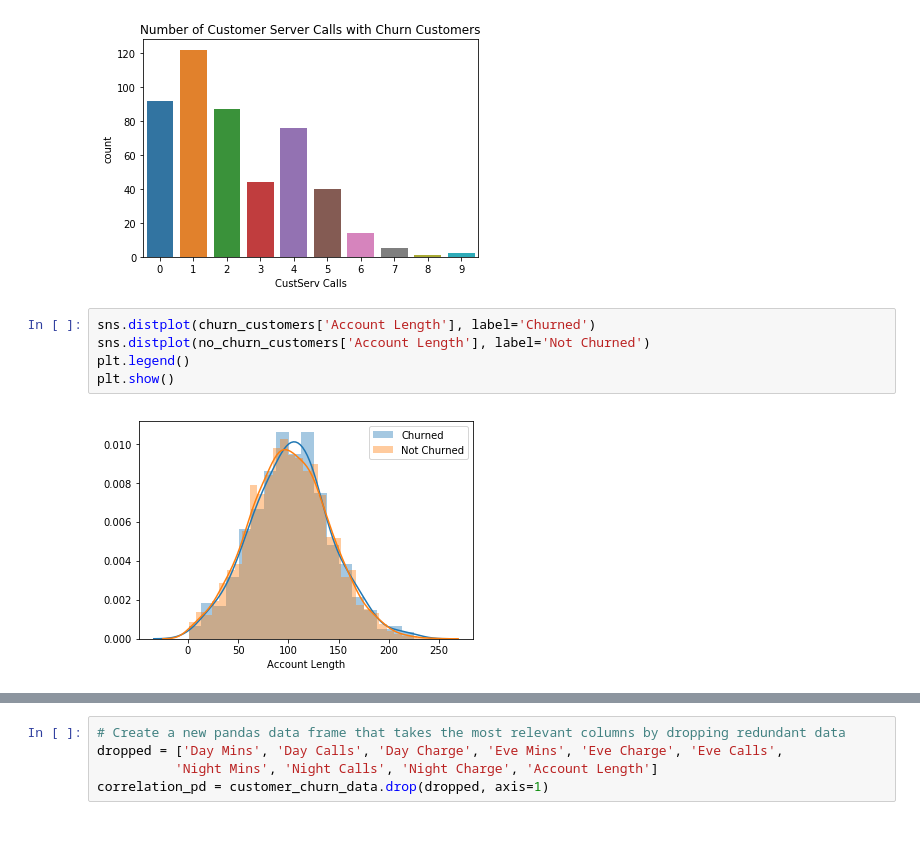
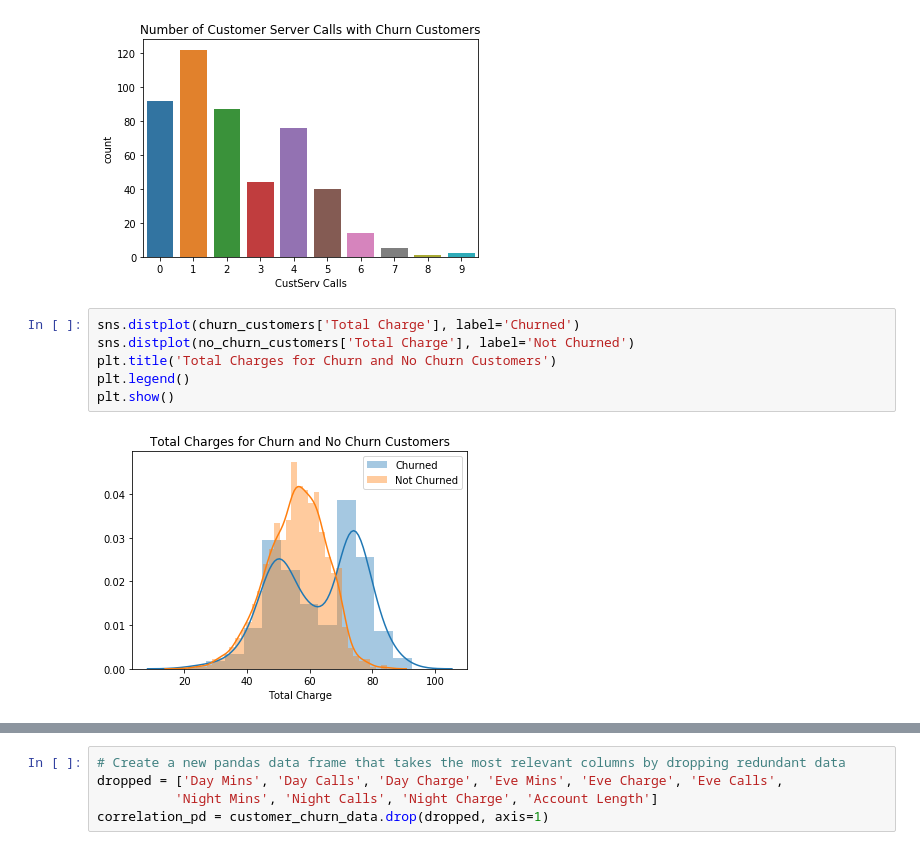
Before and after one commit to JennyYJK/data-dogs-project, a Jupyter notebook: notebook/Data Dogs Group Project .ipynb, the cells around one changed output, grey strips where cells are left out. Drawn from its saved outputs; the diff is of its cells as text.

```diff
--- a/notebook/Data Dogs Group Project .ipynb
+++ b/notebook/Data Dogs Group Project .ipynb
@@ -134,9 +135,10 @@ plt.show()
 [figure]
 [figure]
 # %%
-sns.distplot(churn_customers['Account Length'], label='Churned')
-sns.distplot(no_churn_customers['Account Length'], label='Not Churned')
+sns.distplot(churn_customers['Total Charge'], label='Churned')
+sns.distplot(no_churn_customers['Total Charge'], label='Not Churned')
+plt.title('Total Charges for Churn and No Churn Customers')
 plt.legend()
 plt.show()
 # %% [output]
-[figure, old version]
+[figure, new version]
```
Also changed, not shown: parts of 10 cells of this notebook.
